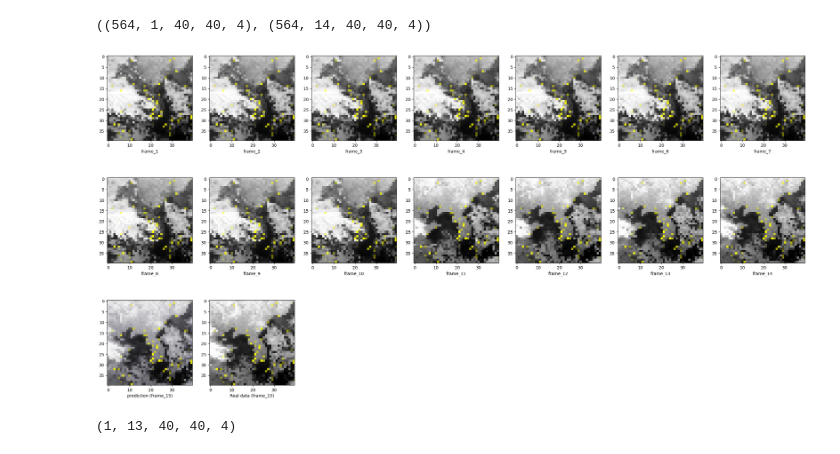
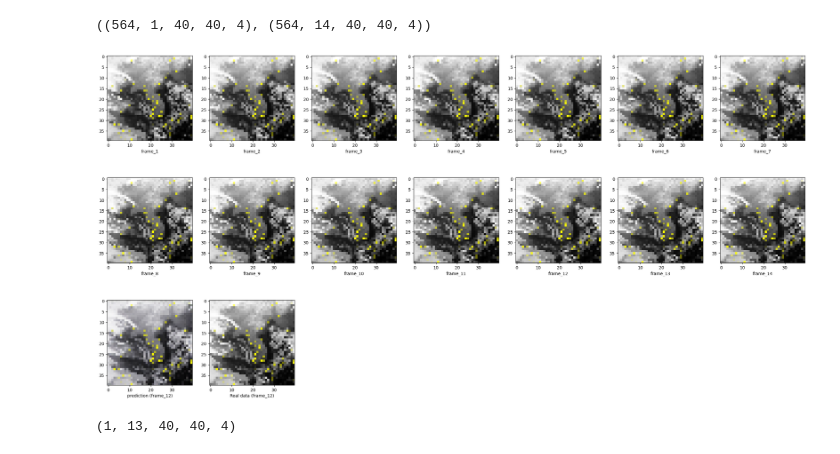
Before and after one commit to LOOPARAM/-Climate-Prediction-AI, a Jupyter notebook: Main/ClimateAI.ipynb, the cells around one changed output. Drawn from its saved outputs; the diff is of its cells as text; code cells hidden in the pictures.

```diff
--- a/Main/ClimateAI.ipynb
+++ b/Main/ClimateAI.ipynb
@@ -126,20 +126,20 @@ def show_result(select_time):
 
     for i in range(14):
         plt.subplot(3, 7, i+1)
-        plt.imshow(test_data_[select_time, i, :, :, :])
+        plt.imshow(test_data[select_time, i, :, :, :])
         plt.xlabel(f"frame_{i+1}")
 
     plt.subplot(3, 7, 15)
     plt.imshow(predict[select_time, 0, :, :, :])
-    plt.xlabel("prediction (frame_15)")
-    plt.subplot(3,7,16)
+    plt.xlabel("prediction (frame_12)")
+    plt.subplot(3, 7, 16)
     plt.imshow(outputs[select_time,0,:,:,:])
-    plt.xlabel("Real data (frame_15)")
+    plt.xlabel("Real data (frame_12)")
     plt.show()
 # %%
-show_result(103)
+show_result(1)
 # %% [output]
-[figure, old version]
+[figure, new version]
 # %%
 test_data[0].reshape(1,14,40,40,4)[:,1:,:,:,:].shape
 # %% [output]
```
Also changed, not shown: parts of 3 cells of this notebook, 3 other files.
